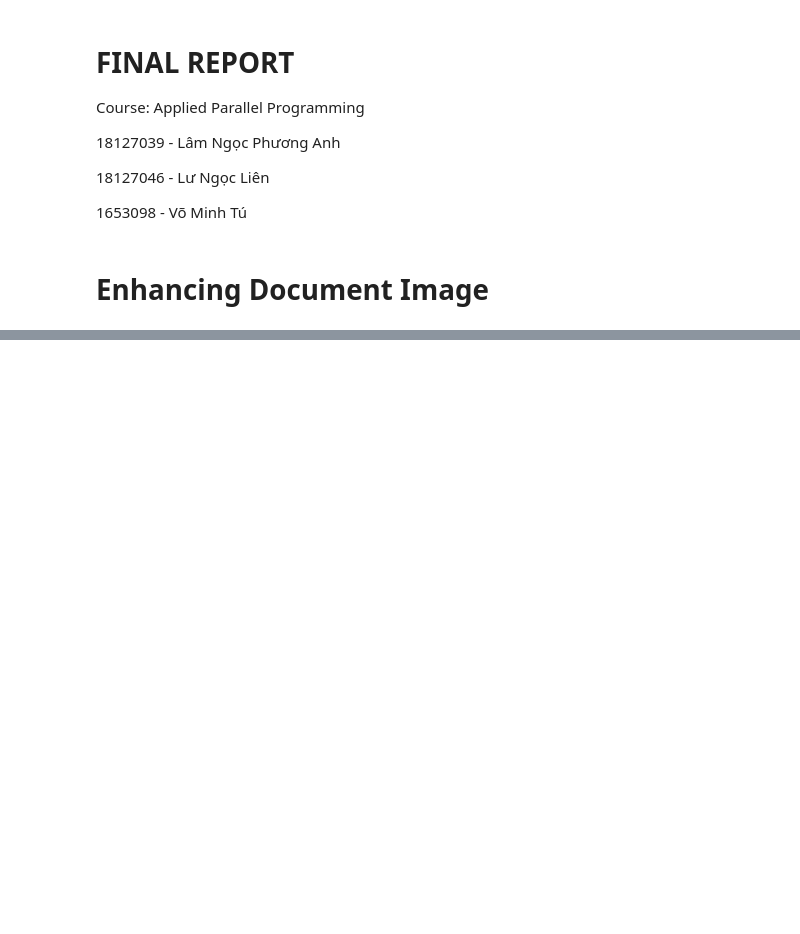
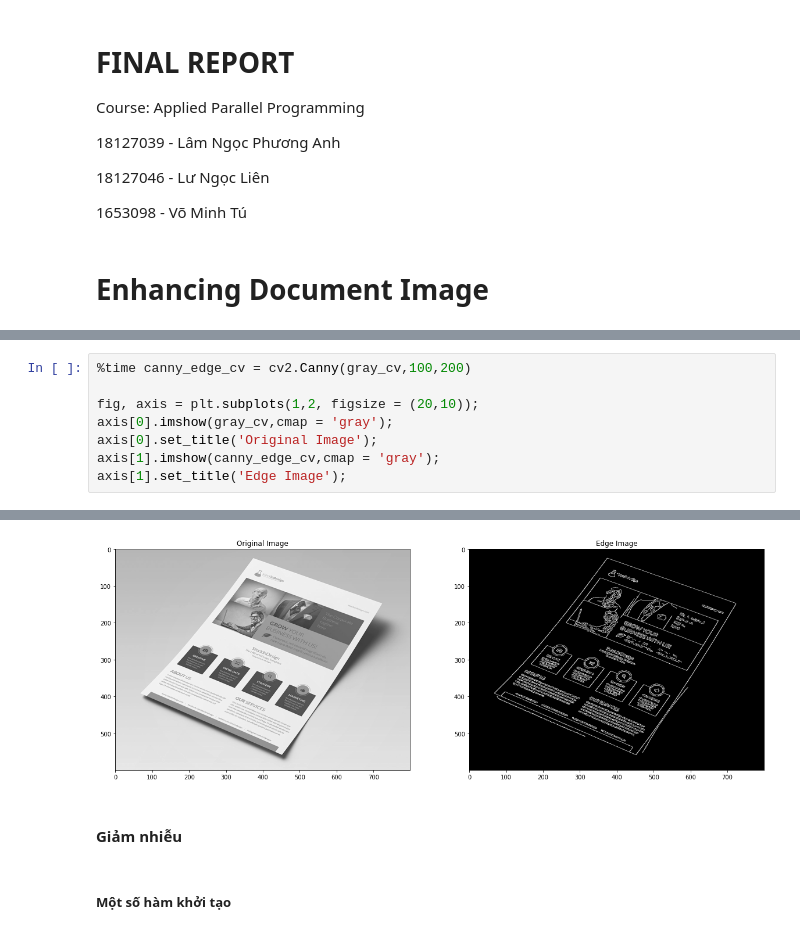
Before and after one commit to lnpanh/CSC14116, a Jupyter notebook: Report.ipynb, the cells around one changed output, grey strips where cells are left out. Saved outputs shown, nothing was run; the diff lists cells and outputs as text; blank space fills up the shorter version.

```diff
--- a/Report.ipynb
+++ b/Report.ipynb
@@ -102,0 +174,9 @@ Một vài ứng dụng sử dụng bài toán này là:
+# %%
+%time canny_edge_cv = cv2.Canny(gray_cv,100,200)
+
+fig, axis = plt.subplots(1,2, figsize = (20,10));
+axis[0].imshow(gray_cv,cmap = 'gray');
+axis[0].set_title('Original Image');
+axis[1].imshow(canny_edge_cv,cmap = 'gray');
+axis[1].set_title('Edge Image');
+# %% [output]
@@ -102,0 +185,5 @@ Một vài ứng dụng sử dụng bài toán này là:
+[figure, added]
+# %% [markdown]
+#### **Giảm nhiễu**
+# %% [markdown]
+##### Một số hàm khởi tạo
```
Also changed, not shown: parts of 73 cells of this notebook.
